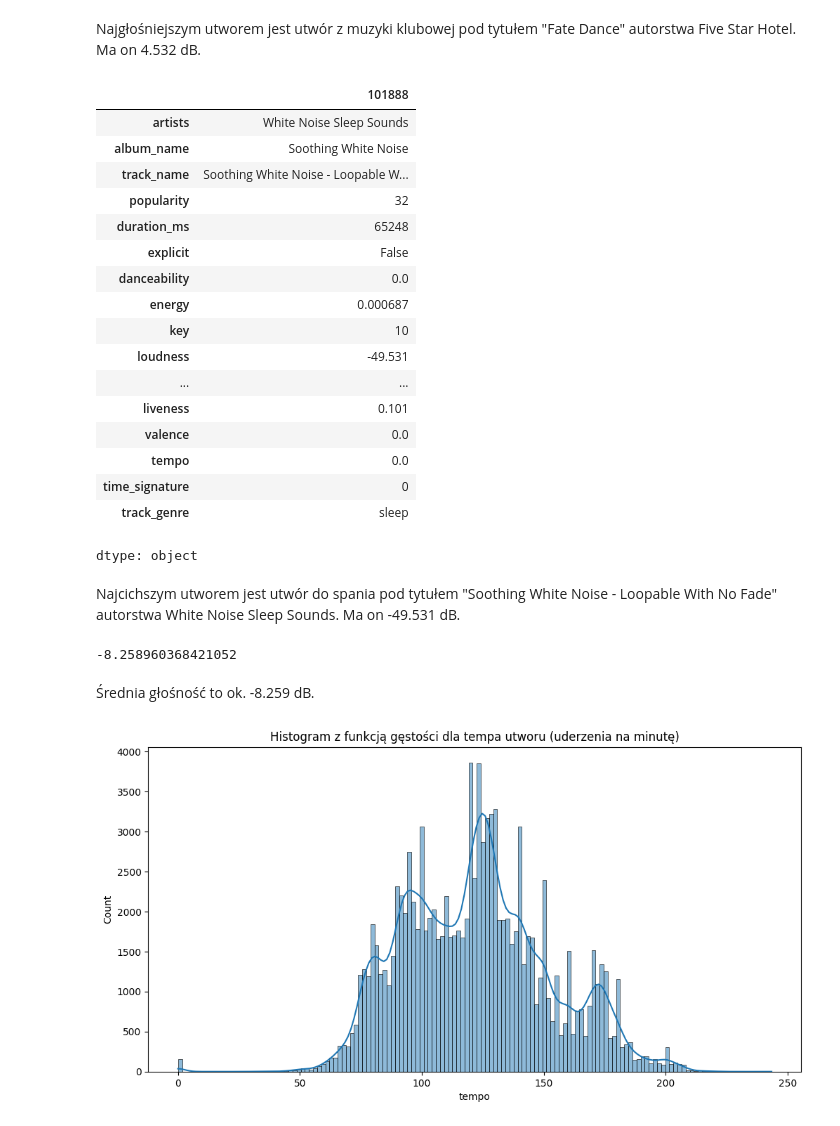
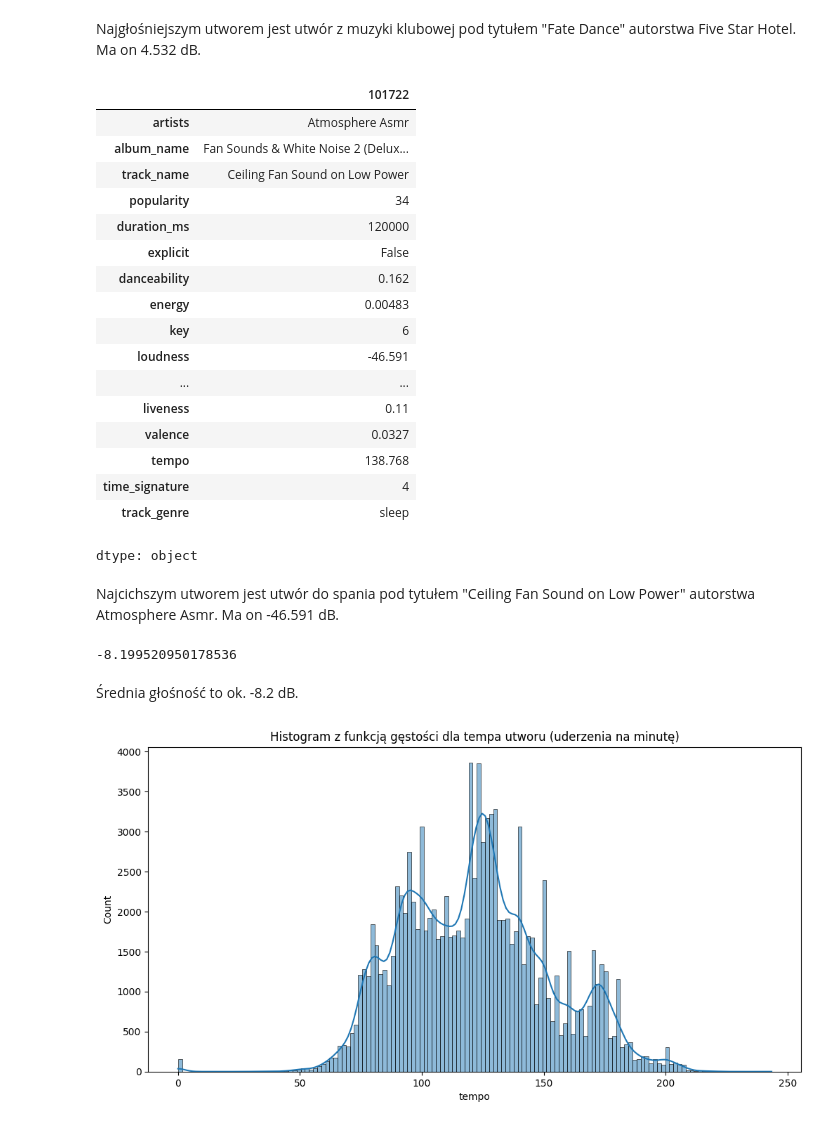
Before and after one commit to jmanko1/MED-Projekt, a Jupyter notebook: med.ipynb, the cells around one changed output. Saved outputs shown, nothing was run; the diff lists cells and outputs as text; code cells hidden in the pictures.

```diff
--- a/med.ipynb
+++ b/med.ipynb
@@ -20,0 +36,3 @@ df = df.drop(df.columns[[0, 1]], axis=1)
+# %%
+#Usunięcie rekordu z brakującymi danymi
+df = df.drop(65900)
@@ -20,0 +75,3 @@ df = df.drop(df.columns[[0, 1]], axis=1)
+# %%
+#Usunięcie rekordów, które nie mają time_signature w przedziale od 3 do 7
+df = df[(df['time_signature'] >= 3) & (df['time_signature'] <= 7)]
@@ -140,37 +223,35 @@ Najgłośniejszym utworem jest utwór z muzyki klubowej pod tytułem "Fate Dance
 # %%
 #Najcichszy utwór
 min_index = df['loudness'].idxmin()
-quietest_song = df.loc[min_index]
-quietest_song
+df.loc[min_index]
 # %% [output]
-|  | 101888 |
-| artists | White Noise Sleep Sounds |
-| album_name | Soothing White Noise |
-| track_name | Soothing White Noise - Loopable W... |
-| popularity | 32 |
-| duration_ms | 65248 |
+|  | 101722 |
+| artists | Atmosphere Asmr |
+| album_name | Fan Sounds & White Noise 2 (Delux... |
+| track_name | Ceiling Fan Sound on Low Power |
+| popularity | 34 |
+| duration_ms | 120000 |
 | explicit | False |
-| danceability | 0.0 |
-| energy | 0.000687 |
-| key | 10 |
-| loudness | -49.531 |
+| danceability | 0.162 |
+| energy | 0.00483 |
+| key | 6 |
+| loudness | -46.591 |
 | ... | ... |
-| liveness | 0.101 |
-| valence | 0.0 |
-| tempo | 0.0 |
-| time_signature | 0 |
+| liveness | 0.11 |
+| valence | 0.0327 |
+| tempo | 138.768 |
+| time_signature | 4 |
 | track_genre | sleep |
 dtype: object
 # %% [markdown]
-Najcichszym utworem jest utwór do spania pod tytułem "Soothing White Noise - Loopable With No Fade" autorstwa White Noise Sleep Sounds. Ma on -49.531 dB.
+Najcichszym utworem jest utwór do spania pod tytułem "Ceiling Fan Sound on Low Power" autorstwa Atmosphere Asmr. Ma on -46.591 dB.
 # %%
 #Średnia głośność
-mean_loudness = df['loudness'].mean()
-mean_loudness
+df['loudness'].mean()
 # %% [output]
--8.258960368421052
+-8.199520950178536
 # %% [markdown]
-Średnia głośność to ok. -8.259 dB.
+Średnia głośność to ok. -8.2 dB.
 # %%
 #Histogram tempa (uderzenia na minutę)
 plt.figure(figsize=(12, 6))
```
Also changed, not shown: parts of 25 cells of this notebook.
